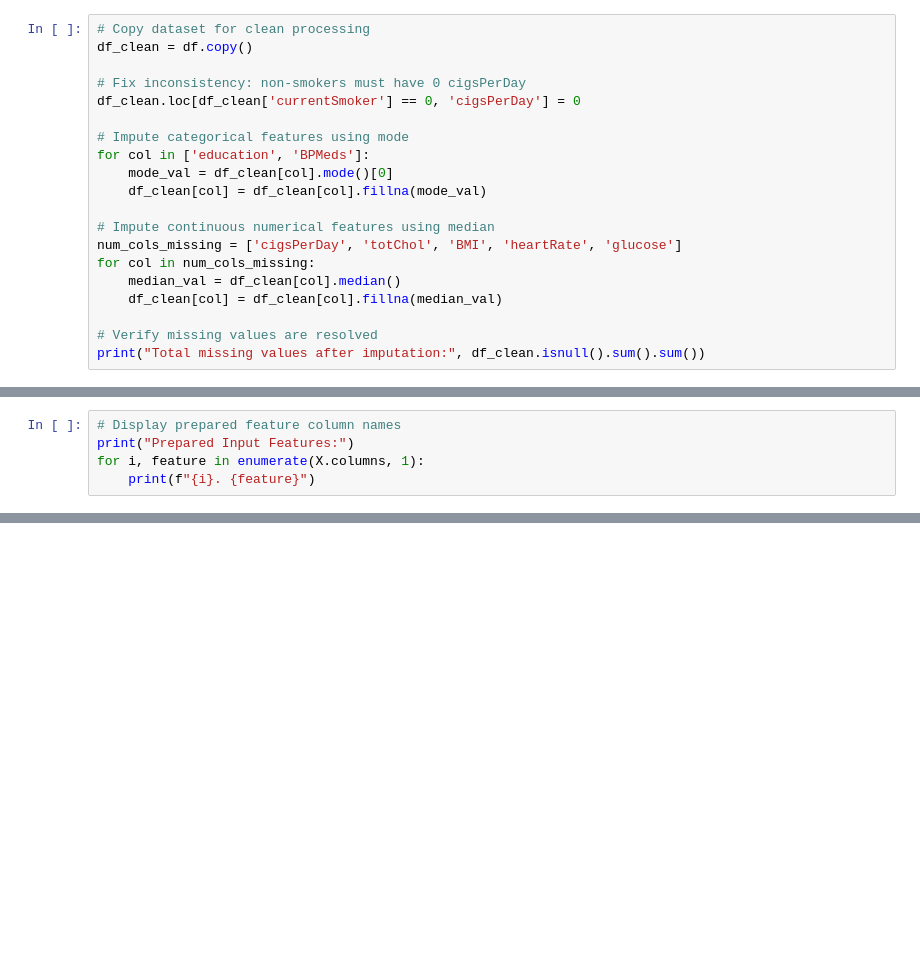
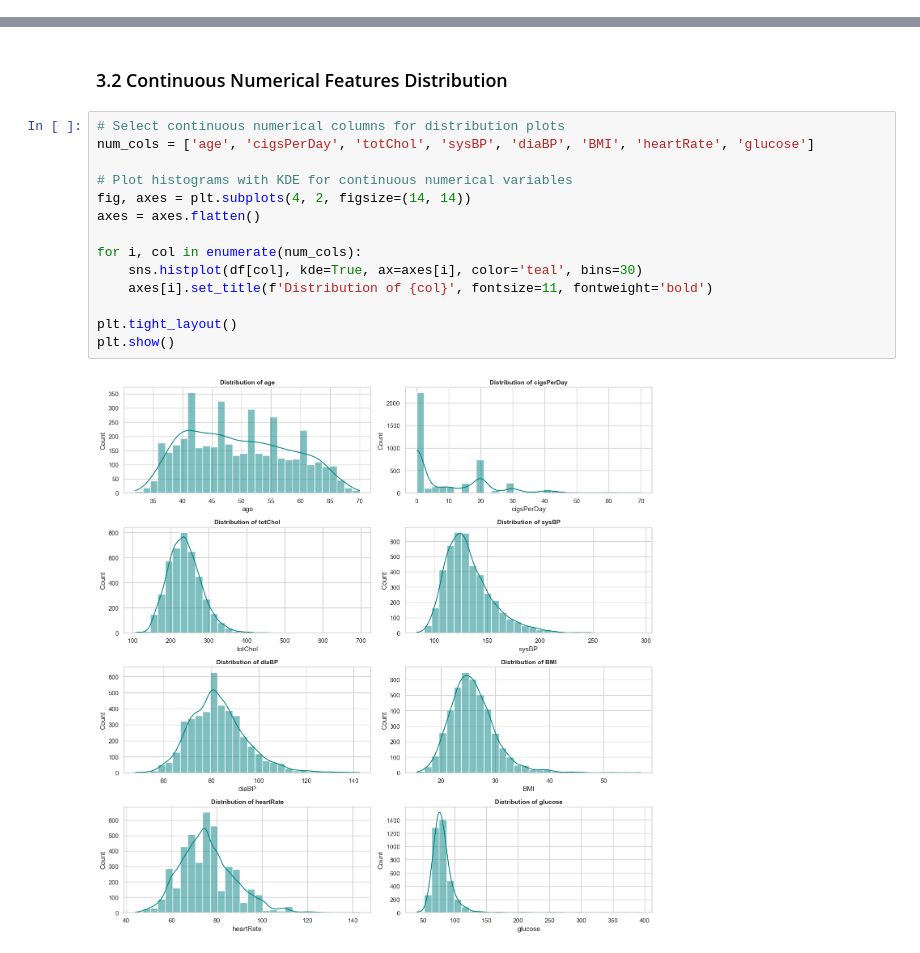
Before and after one commit to prathyush04/FL_Project, a Jupyter notebook: data/heart_disease_prediction.ipynb, the cells around one changed output, grey strips where cells are left out. Saved outputs shown, nothing was run; the diff lists cells and outputs as text; blank space fills up the shorter version.

```diff
--- a/data/heart_disease_prediction.ipynb
+++ b/data/heart_disease_prediction.ipynb
@@ -109,20 +0,0 @@ plt.close()
-# %%
-# Copy dataset for clean processing
-df_clean = df.copy()
-
-# Fix inconsistency: non-smokers must have 0 cigsPerDay
-df_clean.loc[df_clean['currentSmoker'] == 0, 'cigsPerDay'] = 0
-
-# Impute categorical features using mode
-for col in ['education', 'BPMeds']:
-    mode_val = df_clean[col].mode()[0]
-    df_clean[col] = df_clean[col].fillna(mode_val)
-
-# Impute continuous numerical features using median
-num_cols_missing = ['cigsPerDay', 'totChol', 'BMI', 'heartRate', 'glucose']
-for col in num_cols_missing:
-    median_val = df_clean[col].median()
-    df_clean[col] = df_clean[col].fillna(median_val)
-
-# Verify missing values are resolved
-print("Total missing values after imputation:", df_clean.isnull().sum().sum())
@@ -185,5 +0,0 @@ Name: proportion, dtype: float64
-# %%
-# Display prepared feature column names
-print("Prepared Input Features:")
-for i, feature in enumerate(X.columns, 1):
-    print(f"{i}. {feature}")
@@ -208,0 +108,18 @@ Prepared Input Features:
+# %% [markdown]
+### 3.2 Continuous Numerical Features Distribution
+# %%
+# Select continuous numerical columns for distribution plots
+num_cols = ['age', 'cigsPerDay', 'totChol', 'sysBP', 'diaBP', 'BMI', 'heartRate', 'glucose']
+
+# Plot histograms with KDE for continuous numerical variables
+fig, axes = plt.subplots(4, 2, figsize=(14, 14))
+axes = axes.flatten()
+
+for i, col in enumerate(num_cols):
+    sns.histplot(df[col], kde=True, ax=axes[i], color='teal', bins=30)
+    axes[i].set_title(f'Distribution of {col}', fontsize=11, fontweight='bold')
+
+plt.tight_layout()
+plt.show()
+# %% [output]
+[figure, added]
```
Also changed, not shown: parts of 57 cells of this notebook.
